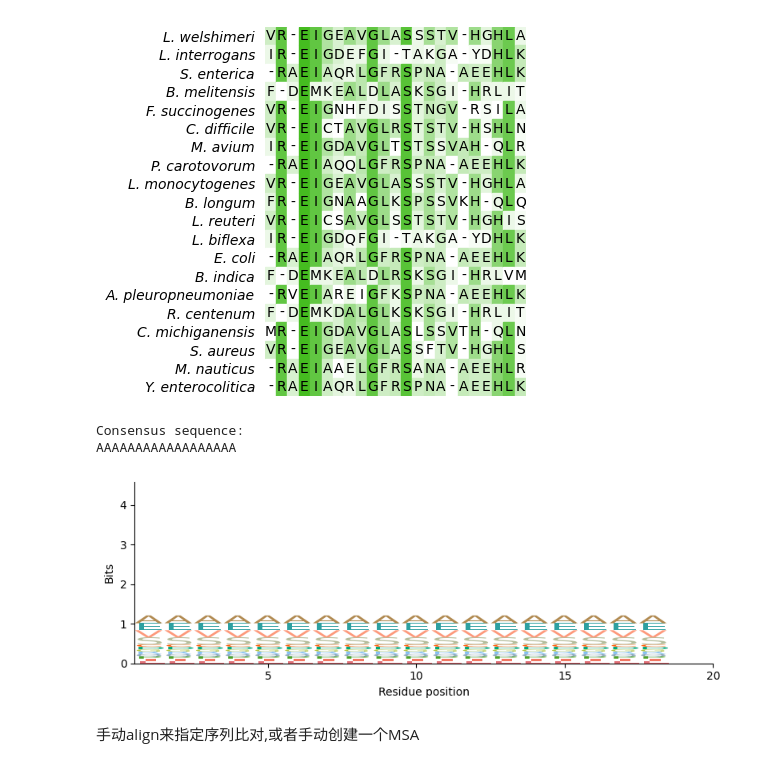
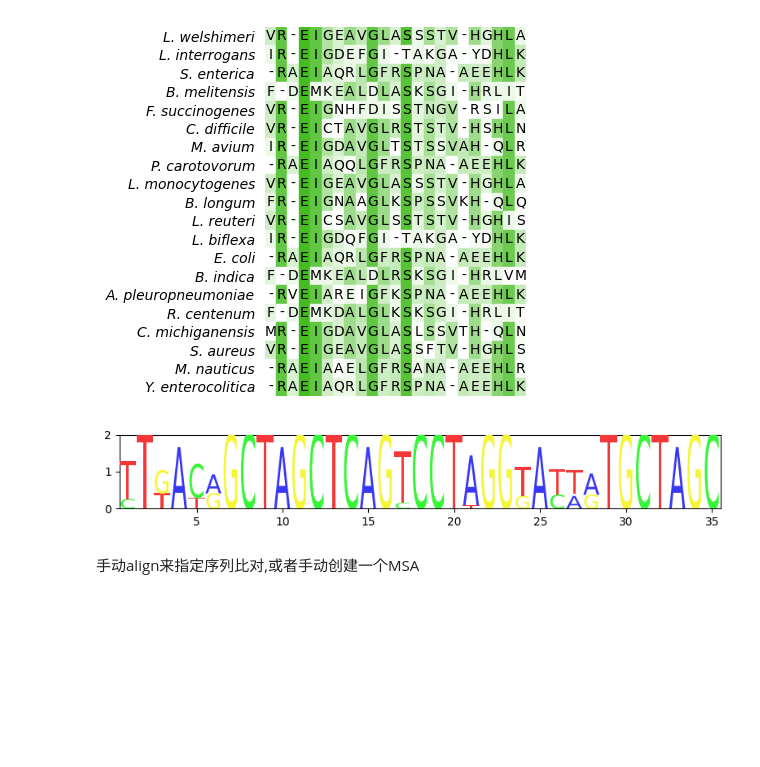
Before and after one commit to sirius777coder/Bioinformatics-Fileds, a Jupyter notebook: simulation/02_md_analyse.ipynb, the cells around one changed output. Drawn from its saved outputs; the diff is of its cells as text; code cells hidden in the pictures; blank space fills up the shorter version.

```diff
--- a/simulation/02_md_analyse.ipynb
+++ b/simulation/02_md_analyse.ipynb
@@ -91,28 +91,57 @@ ax.set_yticklabels(ax.get_yticklabels(), fontdict={"fontstyle":"italic"})
 fig.tight_layout()
 # %% [output]
 [figure]
-# %%
-profile = seq.SequenceProfile.from_alignment(alignment)
-
-print("Consensus sequence:")
-print(profile.to_consensus())
-
-fig = plt.figure(figsize=(8.0, 3.0))
-ax = fig.add_subplot(111)
-graphics.plot_sequence_logo(ax, profile, scheme="flower")
-ax.set_xticks([5,10,15,20])
-ax.set_xlabel("Residue position")
-ax.set_ylabel("Bits")
-# Only show left and bottom spine
-ax.spines["right"].set_visible(False)
-ax.spines["top"].set_visible(False)
-fig.tight_layout()
-# sphinx_gallery_thumbnail_number = 2
-
-plt.show()
-# %% [output]
-Consensus sequence:
-AAAAAAAAAAAAAAAAAA
-[figure, removed]
+# %%
+import numpy as np
+import matplotlib.pyplot as plt
+import biotite.sequence as seq
+import biotite.sequence.align as align
+import biotite.sequence.graphics as graphics
+
+# The list of Anderson promoters
+seqs = [seq.NucleotideSequence("ttgacagctagctcagtcctaggtataatgctagc"),
+        seq.NucleotideSequence("ttgacagctagctcagtcctaggtataatgctagc"),
+        seq.NucleotideSequence("tttacagctagctcagtcctaggtattatgctagc"),
+        seq.NucleotideSequence("ttgacagctagctcagtcctaggtactgtgctagc"),
+        seq.NucleotideSequence("ctgatagctagctcagtcctagggattatgctagc"),
+        seq.NucleotideSequence("ttgacagctagctcagtcctaggtattgtgctagc"),
+        seq.NucleotideSequence("tttacggctagctcagtcctaggtactatgctagc"),
+        seq.NucleotideSequence("tttacggctagctcagtcctaggtatagtgctagc"),
+        seq.NucleotideSequence("tttacggctagctcagccctaggtattatgctagc"),
+        seq.NucleotideSequence("ctgacagctagctcagtcctaggtataatgctagc"),
+        seq.NucleotideSequence("tttacagctagctcagtcctagggactgtgctagc"),
+        seq.NucleotideSequence("tttacggctagctcagtcctaggtacaatgctagc"),
+        seq.NucleotideSequence("ttgacggctagctcagtcctaggtatagtgctagc"),
+        seq.NucleotideSequence("ctgatagctagctcagtcctagggattatgctagc"),
+        seq.NucleotideSequence("ctgatggctagctcagtcctagggattatgctagc"),
+        seq.NucleotideSequence("tttatggctagctcagtcctaggtacaatgctagc"),
+        seq.NucleotideSequence("tttatagctagctcagcccttggtacaatgctagc"),
+        seq.NucleotideSequence("ttgacagctagctcagtcctagggactatgctagc"),
+        seq.NucleotideSequence("ttgacagctagctcagtcctagggattgtgctagc"),
+        seq.NucleotideSequence("ttgacggctagctcagtcctaggtattgtgctagc")]
+# Sequences do not need to be aligned
+# -> Create alignment with trivial trace
+# [[0 0 0 ...]
+#  [1 1 1 ...]
+#  [2 2 2 ...]
+#     ...     ]
+alignment = align.Alignment(
+    sequences = seqs,
+    trace     = np.tile(np.arange(len(seqs[0])), len(seqs)) \
+                .reshape(len(seqs), len(seqs[0])) \
+                .transpose(),
+    score     = 0
+)
+# Create sequence logo from alignment
+fig = plt.figure(figsize=(8.0, 1.5))
+ax = fig.add_subplot(111)
+profile = seq.SequenceProfile.from_alignment(alignment)
+graphics.plot_sequence_logo(ax, profile)
+# Remove the entire frame
+ax.axis("on")
+fig.tight_layout()
+plt.show()
+# %% [output]
+[figure, added]
 # %% [markdown]
 手动align来指定序列比对,或者手动创建一个MSA
```
Also changed, not shown: 1 other file.
